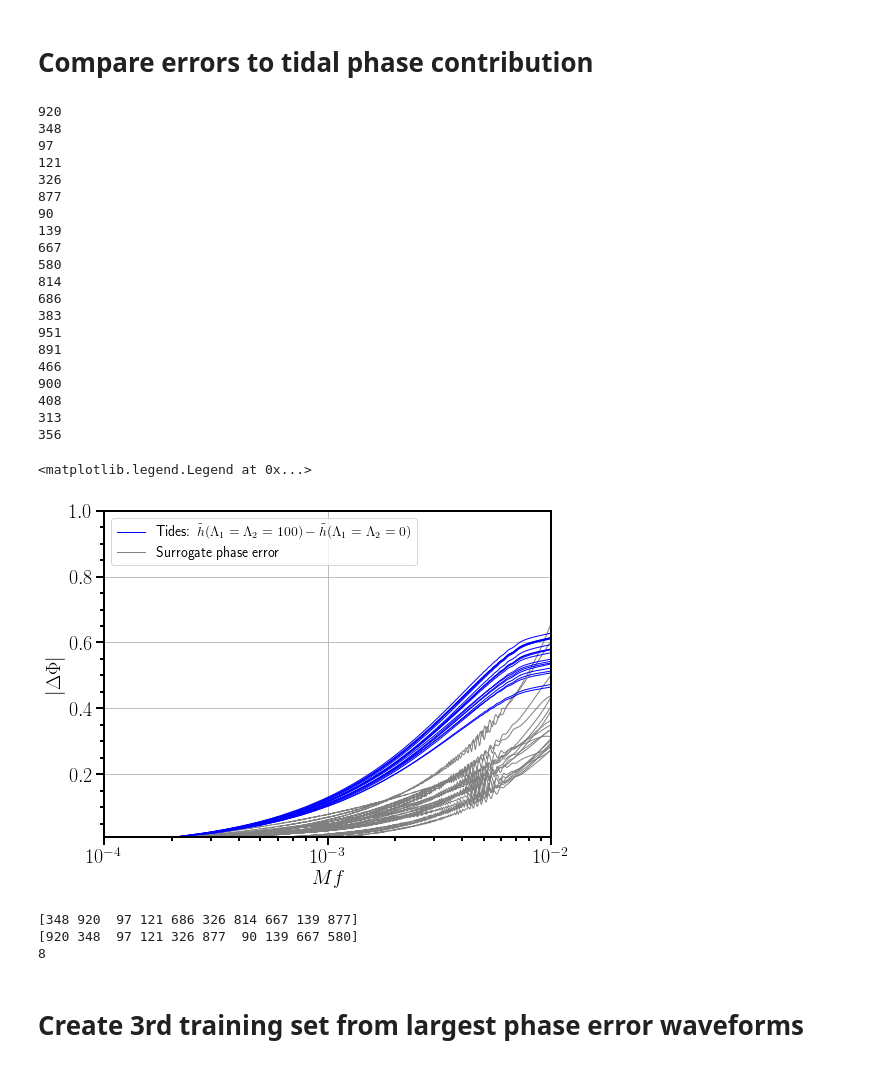
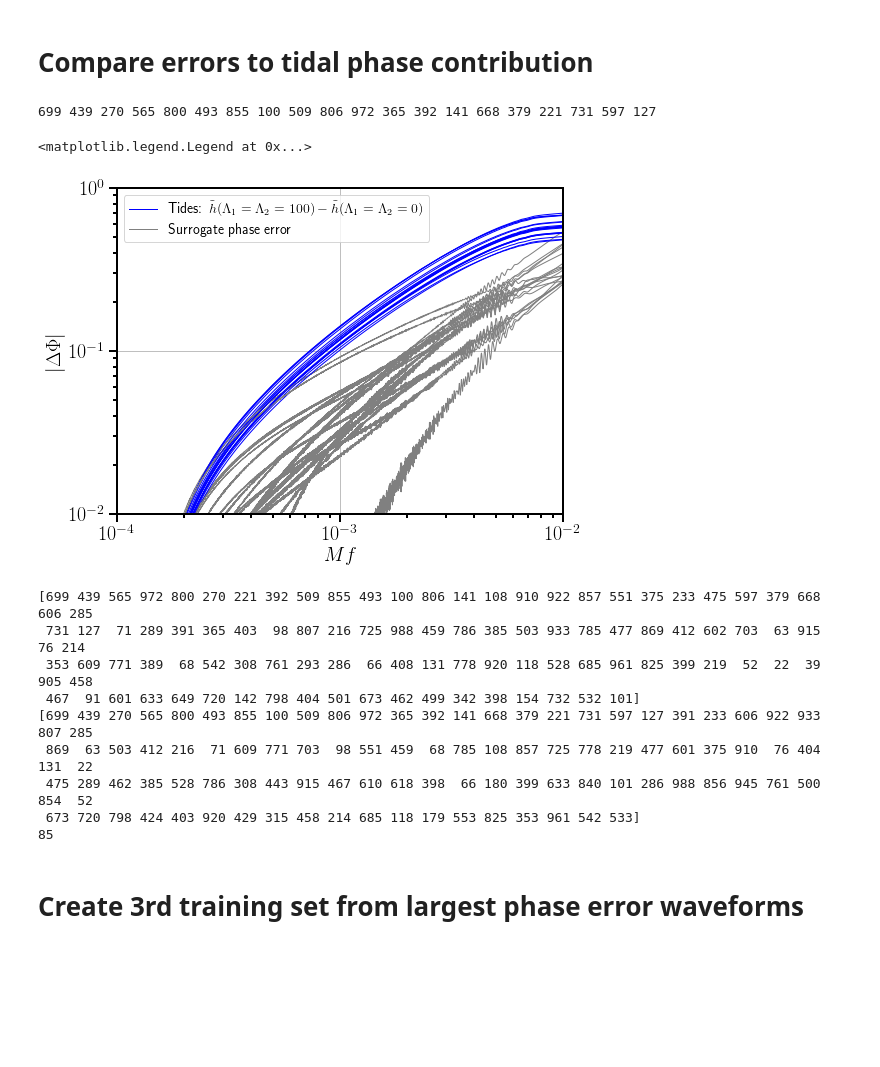
Before and after one commit to benjaminlackey/gpsurrogate, a Jupyter notebook: notebooks/MismatchAmpPhaseErrors.ipynb, the cells around one changed output. Drawn from its saved outputs; the diff is of its cells as text; code cells hidden in the pictures; blank space fills up the shorter version.

Commit message:
Notebook for plots in paper.

```diff
--- a/notebooks/MismatchAmpPhaseErrors.ipynb
+++ b/notebooks/MismatchAmpPhaseErrors.ipynb
@@ -196,9 +196,15 @@ def surrogate_mismatch(i, h_testset, sur, f_min, f_max, delta_f=0.01, mass2=1.0,
 # dphase_gp_filename = '../data/flowp00015/phase_gp_lhd.hdf5'
 # sur = surrogate.GPSurrogate.load(Bamp_filename, Bphase_filename, damp_gp_filename, dphase_gp_filename)
 
-Bamp_filename = '../data/flowp00015/Bamp_lhd_uncsamp.hdf5'
-Bphase_filename = '../data/flowp00015/Bphase_lhd_uncsamp.hdf5'
-damp_gp_filename = '../data/flowp00015/amp_gp_lhd_uncsamp.hdf5'
-dphase_gp_filename = '../data/flowp00015/phase_gp_lhd_uncsamp.hdf5'
+# Bamp_filename = '../data/flowp00015/Bamp_lhd_uncsamp.hdf5'
+# Bphase_filename = '../data/flowp00015/Bphase_lhd_uncsamp.hdf5'
+# damp_gp_filename = '../data/flowp00015/amp_gp_lhd_uncsamp.hdf5'
+# dphase_gp_filename = '../data/flowp00015/phase_gp_lhd_uncsamp.hdf5'
+# sur = surrogate.GPSurrogate.load(Bamp_filename, Bphase_filename, damp_gp_filename, dphase_gp_filename)
+
+Bamp_filename = '../data/flowp00015/Bamp_lhd_uncsamp_rand.hdf5'
+Bphase_filename = '../data/flowp00015/Bphase_lhd_uncsamp_rand.hdf5'
+damp_gp_filename = '../data/flowp00015/amp_gp_lhd_uncsamp_rand.hdf5'
+dphase_gp_filename = '../data/flowp00015/phase_gp_lhd_uncsamp_rand.hdf5'
 sur = surrogate.GPSurrogate.load(Bamp_filename, Bphase_filename, damp_gp_filename, dphase_gp_filename)
 # %%
@@ -349,6 +368,6 @@ ax.legend(loc='upper left', frameon=False)
 # %%
 labels = [r'$q$', r'$S_{1z}$', r'$S_{2z}$', r'$\Lambda_1$', r'$\Lambda_2$']
 params = params_errors[:, :5]
-error = params_errors[:, 7]
-fig, ax = diagnostics.error_2d_triangle_plot(params, error, labels, threshold=0.1, figsize=(10, 10))
+error = params_errors[:, 5]
+fig, ax = diagnostics.error_2d_triangle_plot(params, error, labels, threshold=None, figsize=(10, 10))
 # %% [output]
@@ -364,7 +383,7 @@ fig, ax = plt.subplots(figsize=(8, 6))
 
 j = 0
 for i in phase_error_indices_sorted_decrease[:20]:
-    print i
+    print i,
     hrand = testset_rand[i]
     params = testset_rand.get_waveform(i, data='parameters')
     hsur = sur.geometric_waveform(params)
@@ -376,66 +395,53 @@ for i in phase_error_indices_sorted_decrease[:20]:
     hsur_lam0 = sur.geometric_waveform(params_lam0)
 
     params_lam = np.array([params[0], params[1], params[2], lam, lam])
     hsur_lam = sur.geometric_waveform(params_lam)
 
     tidal_effect = np.abs(hsur_lam.phase-hsur_lam0.phase)
 
     if j==0:
         ax.plot(mfs, tidal_effect, ls='-', c='b', lw=1,
                 label=r'Tides: $\tilde h(\Lambda_1=\Lambda_2=100)-\tilde h(\Lambda_1=\Lambda_2=0)$')
     else:
         ax.plot(mfs, tidal_effect, ls='-', c='b', lw=1)
 
     if j==0:
         ax.plot(mfs, error, c='gray', lw=1, label='Surrogate phase error')
     else:
         ax.plot(mfs, error, c='gray', lw=1)
 
     j = 1
 
 ax.set_ylabel(r'$|\Delta\Phi|$')
 ax.set_xlabel(r'$Mf$')
 ax.set_xscale('log')
-#ax.set_yscale('log')
+ax.set_yscale('log')
 ax.set_xlim(0.0001, 0.01)
 ax.set_ylim(1.0e-2, 1.)
 ax.minorticks_on()
 ax.grid()
 ax.legend(loc='upper left')
 # %% [output]
-920
-348
-97
-121
-326
-877
-90
-139
-667
-580
-814
-686
-383
-951
-891
-466
-900
-408
-313
-356
+699 439 270 565 800 493 855 100 509 806 972 365 392 141 668 379 221 731 597 127
 <matplotlib.legend.Legend at 0x...>
-[figure, old version]
+[figure, new version]
 # %%
-rms_phase_error_i = np.flip(np.argsort(params_errors[:, 5]), 0)[:10]
-max_phase_error_i = np.flip(np.argsort(params_errors[:, 7]), 0)[:10]
+rms_phase_error_i = np.flip(np.argsort(params_errors[:, 5]), 0)[:100]
+max_phase_error_i = np.flip(np.argsort(params_errors[:, 7]), 0)[:100]
 print rms_phase_error_i
 print max_phase_error_i
 # set is like list, but not. Learn about it.
 common_i = list(set(rms_phase_error_i).intersection(max_phase_error_i))
 print len(common_i)
 # %% [output]
-[348 920  97 121 686 326 814 667 139 877]
-[920 348  97 121 326 877  90 139 667 580]
-8
+[699 439 565 972 800 270 221 392 509 855 493 100 806 141 108 910 922 857 551 375 233 475 597 379 668 606 285
+ 731 127  71 289 391 365 403  98 807 216 725 988 459 786 385 503 933 785 477 869 412 602 703  63 915  76 214
+ 353 609 771 389  68 542 308 761 293 286  66 408 131 778 920 118 528 685 961 825 399 219  52  22  39 905 458
+ 467  91 601 633 649 720 142 798 404 501 673 462 499 342 398 154 732 532 101]
+[699 439 270 565 800 493 855 100 509 806 972 365 392 141 668 379 221 731 597 127 391 233 606 922 933 807 285
+ 869  63 503 412 216  71 609 771 703  98 551 459  68 785 108 857 725 778 219 477 601 375 910  76 404 131  22
+ 475 289 462 385 528 786 308 443 915 467 610 618 398  66 180 399 633 840 101 286 988 856 945 761 500 854  52
+ 673 720 798 424 403 920 429 315 458 214 685 118 179 553 825 353 961 542 533]
+85
 # %% [markdown]
 # Create 3rd training set from largest phase error waveforms
```
Also changed, not shown: parts of 24 cells of this notebook, 3 other files.
